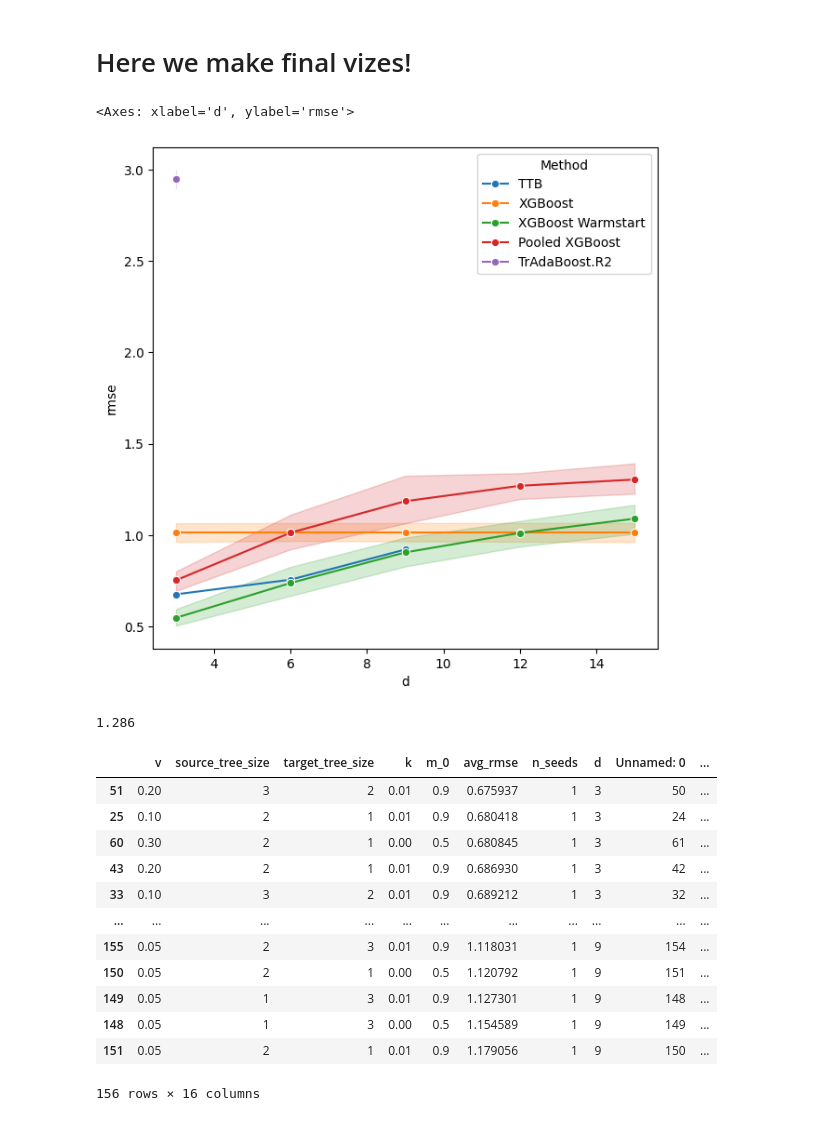
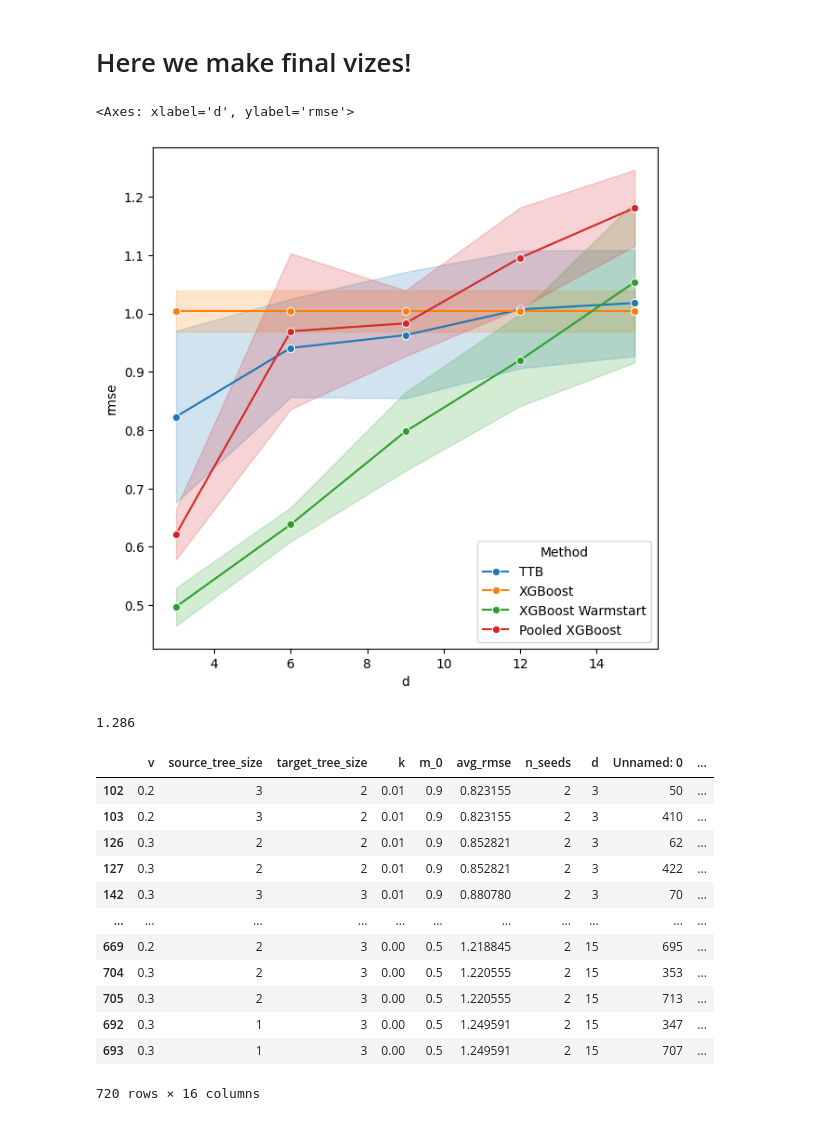
Before and after one commit to DageBjorne/transfertreeboost, a Jupyter notebook: final_simulations/viz.ipynb, the cells around one changed output. Saved outputs shown, nothing was run; the diff lists cells and outputs as text; code cells hidden in the pictures.

```diff
--- a/final_simulations/viz.ipynb
+++ b/final_simulations/viz.ipynb
@@ -46,18 +46,18 @@ def topk_per_d_per_method(data, config_cols, k=5):
 # %%
 #Read data (remove v = 0.05 because we chose not to include it)
 data_ttb = pd.read_csv('results_200/ttb_LS.csv')
-data_ttb = data_ttb[data_ttb['seed'] < 931]
+data_ttb = data_ttb[data_ttb['seed'] < 932]
 
 data_xgboost = pd.read_csv('results_200/xgb.csv')
-#data_xgboost = data_xgboost[data_xgboost['seed'] < 931]
+data_xgboost = data_xgboost[data_xgboost['seed'] < 932]
 
 data_xgboost_warmstart = pd.read_csv('results_200/xgb_warmstart.csv')
-#data_xgboost_warmstart = data_xgboost_warmstart[data_xgboost_warmstart['seed'] < 931]
+data_xgboost_warmstart = data_xgboost_warmstart[data_xgboost_warmstart['seed'] < 932]
 
 data_xgboost_pooled = pd.read_csv('results_200/xgb_naive.csv')
-#data_xgboost_pooled = data_xgboost_pooled[data_xgboost_pooled['seed'] < 931]
+data_xgboost_pooled = data_xgboost_pooled[data_xgboost_pooled['seed'] < 932]
 
-data_two_trada = pd.read_csv('results_200/two_trada.csv')
+#data_two_trada = pd.read_csv('results_200/two_trada.csv')
 # %% [markdown]
 # Here we make final vizes!
 # %%
@@ -68,44 +68,44 @@ import matplotlib as mpl
 
 best_ttb, best_ttb_params = topk_per_d_per_method(
     data_ttb,
-    ['d', 'v', 'source_tree_size', 'target_tree_size', 'k', 'm_0'], k=1
+    ['d', 'v', 'source_tree_size', 'target_tree_size', 'k', 'm_0'], k=2
 )
 best_ttb['Method'] = 'TTB'
 
 best_xgboost, best_xgboost_params = topk_per_d_per_method(
     data_xgboost,
-    ['d', 'v', 'target_tree_size'], k=10
+    ['d', 'v', 'target_tree_size'], k=2
 )
 best_xgboost['Method'] = 'XGBoost'
 
 best_xgboost_warmstart, best_xgboost_warmstart_params = topk_per_d_per_method(
     data_xgboost_warmstart,
-    ['d', 'v', 'target_tree_size'], k=10
+    ['d', 'v', 'target_tree_size'], k=2
 )
 best_xgboost_warmstart['Method'] = 'XGBoost Warmstart'
 
 best_xgboost_pooled, best_xgboost_pooled_params = topk_per_d_per_method(
     data_xgboost_pooled,
-    ['d', 'v', 'target_tree_size'], k=10
+    ['d', 'v', 'target_tree_size'], k=2
 )
 best_xgboost_pooled['Method'] = 'Pooled XGBoost'
 
-best_trada, best_trada_params = topk_per_d_per_method(
-    data_two_trada,
-    ['d', 'lr', 'n_estimators', 'tree_size'], k=10
-)
-best_trada['Method'] = 'TrAdaBoost.R2'
+# best_trada, best_trada_params = topk_per_d_per_method(
+#     data_two_trada,
+#     ['d', 'lr', 'n_estimators', 'tree_size'], k=10
+# )
+# best_trada['Method'] = 'TrAdaBoost.R2'
 
 
 # create new df for viz
 df = pd.concat([best_ttb, best_xgboost])
 df = pd.concat([df, best_xgboost_warmstart])
 df = pd.concat([df, best_xgboost_pooled])
-df = pd.concat([df, best_trada])
+#df = pd.concat([df, best_trada])
 sns.lineplot(data=df, x='d', y='rmse', hue='Method', marker = 'o')
 # %% [output]
 <Axes: xlabel='d', ylabel='rmse'>
-[figure, old version]
+[figure, new version]
 # %%
 (1.24 + 1.21 + 1.26 + 1.33 + 1.39) / 5
 # %% [output]
@@ -114,18 +114,18 @@ sns.lineplot(data=df, x='d', y='rmse', hue='Method', marker = 'o')
 best_ttb_params
 # %% [output]
 |  | v | source_tree_size | target_tree_size | k | m_0 | avg_rmse | n_seeds | d | Unnamed: 0 | ... |
-| 51 | 0.20 | 3 | 2 | 0.01 | 0.9 | 0.675937 | 1 | 3 | 50 | ... |
-| 25 | 0.10 | 2 | 1 | 0.01 | 0.9 | 0.680418 | 1 | 3 | 24 | ... |
-| 60 | 0.30 | 2 | 1 | 0.00 | 0.5 | 0.680845 | 1 | 3 | 61 | ... |
-| 43 | 0.20 | 2 | 1 | 0.01 | 0.9 | 0.686930 | 1 | 3 | 42 | ... |
-| 33 | 0.10 | 3 | 2 | 0.01 | 0.9 | 0.689212 | 1 | 3 | 32 | ... |
+| 102 | 0.2 | 3 | 2 | 0.01 | 0.9 | 0.823155 | 2 | 3 | 50 | ... |
+| 103 | 0.2 | 3 | 2 | 0.01 | 0.9 | 0.823155 | 2 | 3 | 410 | ... |
+| 126 | 0.3 | 2 | 2 | 0.01 | 0.9 | 0.852821 | 2 | 3 | 62 | ... |
+| 127 | 0.3 | 2 | 2 | 0.01 | 0.9 | 0.852821 | 2 | 3 | 422 | ... |
+| 142 | 0.3 | 3 | 3 | 0.01 | 0.9 | 0.880780 | 2 | 3 | 70 | ... |
 | ... | ... | ... | ... | ... | ... | ... | ... | ... | ... | ... |
-| 155 | 0.05 | 2 | 3 | 0.01 | 0.9 | 1.118031 | 1 | 9 | 154 | ... |
-| 150 | 0.05 | 2 | 1 | 0.00 | 0.5 | 1.120792 | 1 | 9 | 151 | ... |
-| 149 | 0.05 | 1 | 3 | 0.01 | 0.9 | 1.127301 | 1 | 9 | 148 | ... |
-| 148 | 0.05 | 1 | 3 | 0.00 | 0.5 | 1.154589 | 1 | 9 | 149 | ... |
-| 151 | 0.05 | 2 | 1 | 0.01 | 0.9 | 1.179056 | 1 | 9 | 150 | ... |
+| 669 | 0.2 | 2 | 3 | 0.00 | 0.5 | 1.218845 | 2 | 15 | 695 | ... |
+| 704 | 0.3 | 2 | 3 | 0.00 | 0.5 | 1.220555 | 2 | 15 | 353 | ... |
+| 705 | 0.3 | 2 | 3 | 0.00 | 0.5 | 1.220555 | 2 | 15 | 713 | ... |
+| 692 | 0.3 | 1 | 3 | 0.00 | 0.5 | 1.249591 | 2 | 15 | 347 | ... |
+| 693 | 0.3 | 1 | 3 | 0.00 | 0.5 | 1.249591 | 2 | 15 | 707 | ... |
-156 rows × 16 columns
+720 rows × 16 columns
 # %%
 best_xgboost_pooled_params
 # %% [output]
```
Also changed, not shown: parts of 1 cell of this notebook, 9 other files.
